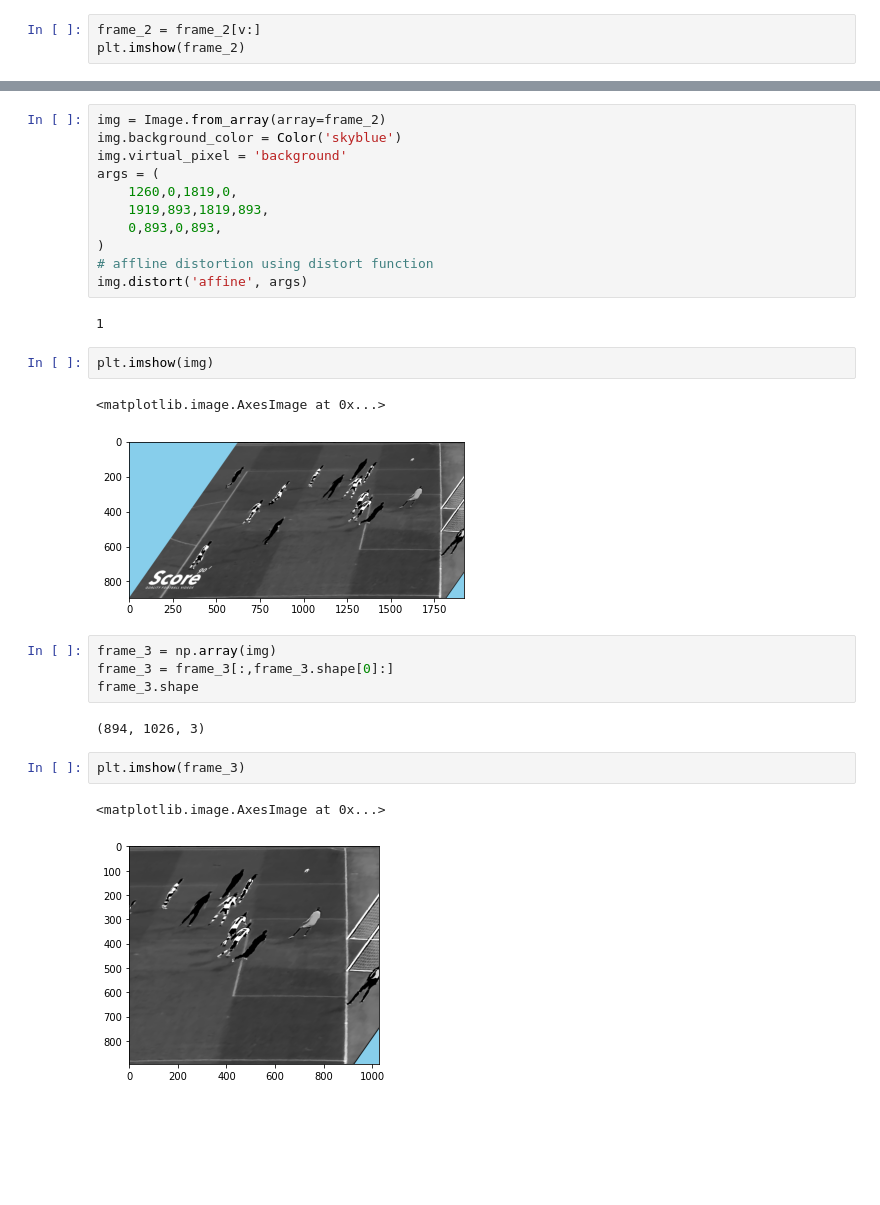
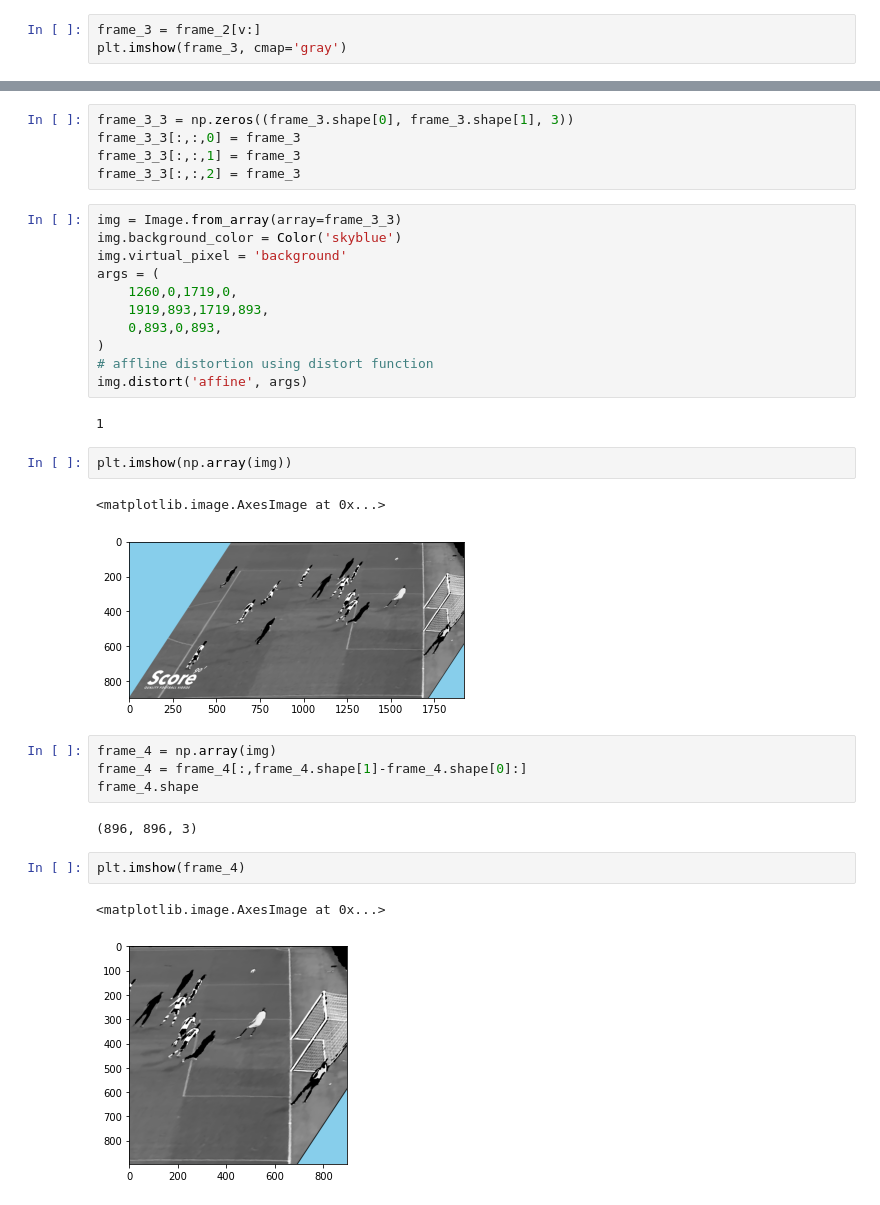
Before and after one commit to sid2610/HPE_Goal, a Jupyter notebook: Goalpost.ipynb, the cells around one changed output, grey strips where cells are left out. Cells and saved outputs as stored; diff of their text form; blank space fills up the shorter version.

```diff
--- a/Goalpost.ipynb
+++ b/Goalpost.ipynb
@@ -160,7 +131,7 @@ for i in range(frame_2.shape[0]):
         v = i
         break
 # %%
-frame_2 = frame_2[v:]
-plt.imshow(frame_2)
+frame_3 = frame_2[v:]
+plt.imshow(frame_3, cmap='gray')
 # %% [output]
 <matplotlib.image.AxesImage at 0x...>
@@ -172,13 +143,18 @@ frame_2.shape
 # %%
 from wand.image import Image
 from wand.color import Color
+# %%
+frame_3_3 = np.zeros((frame_3.shape[0], frame_3.shape[1], 3))
+frame_3_3[:,:,0] = frame_3
+frame_3_3[:,:,1] = frame_3
+frame_3_3[:,:,2] = frame_3
 # %%
-img = Image.from_array(array=frame_2)
+img = Image.from_array(array=frame_3_3)
 img.background_color = Color('skyblue')
 img.virtual_pixel = 'background'
 args = (
-    1260,0,1819,0,
-    1919,893,1819,893,
+    1260,0,1719,0,
+    1919,893,1719,893,
     0,893,0,893,
 )
 # affline distortion using distort function
@@ -186,18 +162,18 @@ img.distort('affine', args)
 # %% [output]
 1
 # %%
-plt.imshow(img)
+plt.imshow(np.array(img))
 # %% [output]
 <matplotlib.image.AxesImage at 0x...>
-[figure, old version]
+[figure, new version]
 # %%
-frame_3 = np.array(img)
-frame_3 = frame_3[:,frame_3.shape[0]:]
-frame_3.shape
+frame_4 = np.array(img)
+frame_4 = frame_4[:,frame_4.shape[1]-frame_4.shape[0]:]
+frame_4.shape
 # %% [output]
-(894, 1026, 3)
+(896, 896, 3)
 # %%
-plt.imshow(frame_3)
+plt.imshow(frame_4)
 # %% [output]
 <matplotlib.image.AxesImage at 0x...>
-[figure, old version]
+[figure, new version]
```
Also changed, not shown: parts of 21 cells of this notebook.
